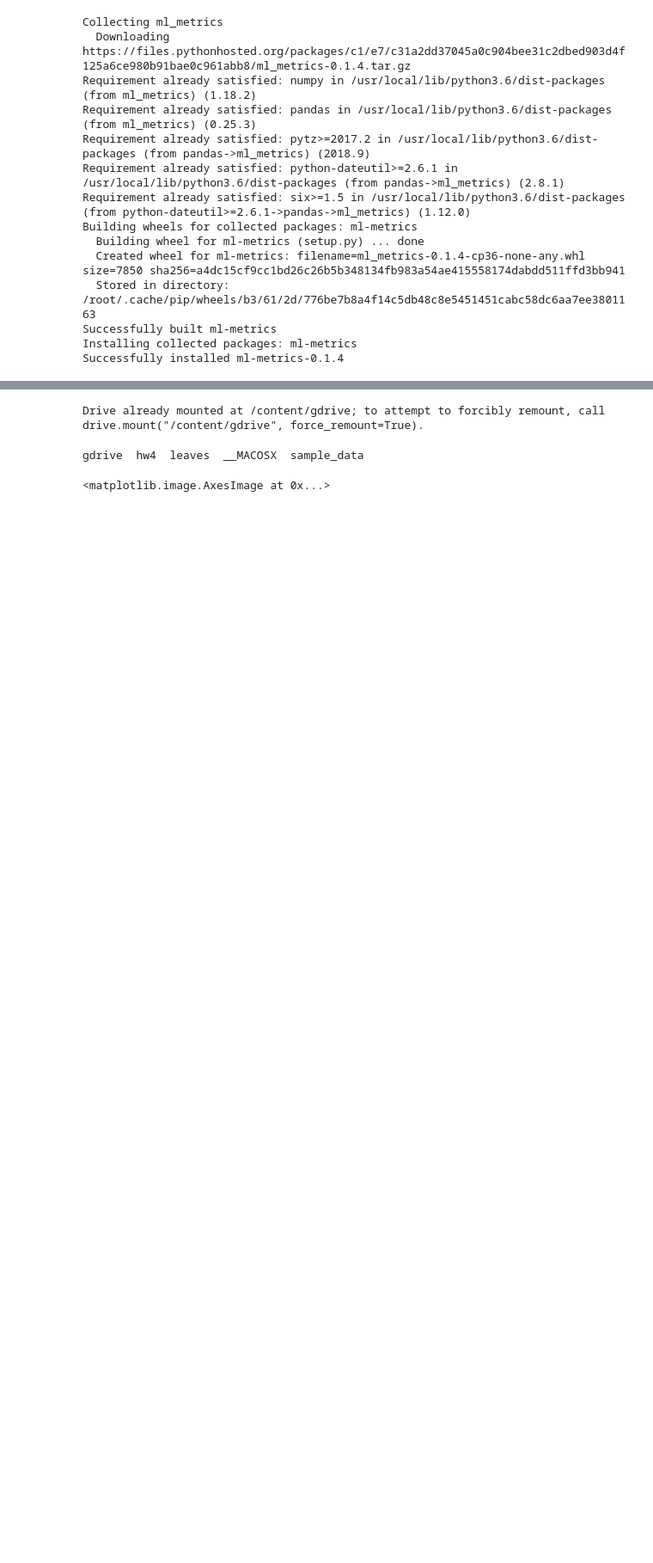
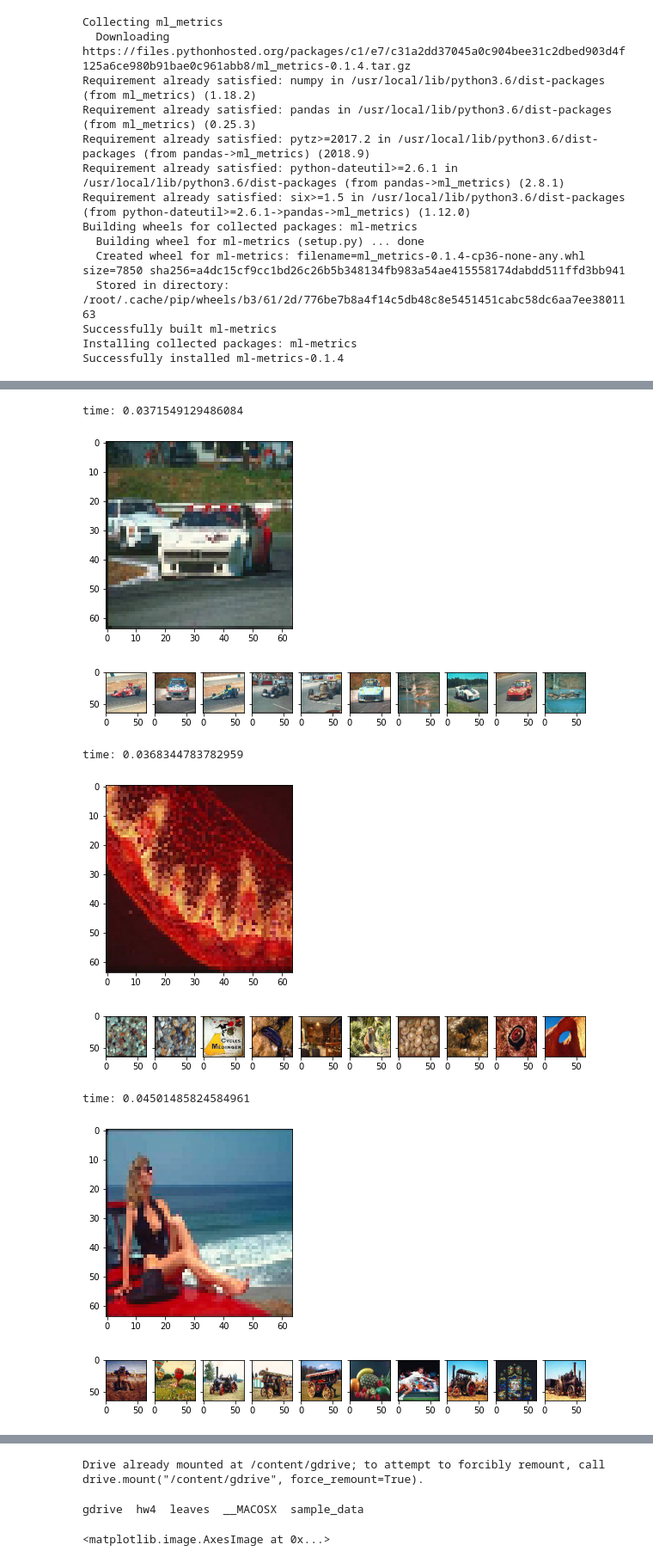
Before and after one commit to Hotckiss/image_analysis, a Jupyter notebook: Copy_of_HW4.ipynb, the cells around one changed output, grey strips where cells are left out. Shown: that part at 86% size. Saved outputs shown, nothing was run; the diff lists cells and outputs as text; code cells hidden in the pictures; blank space fills up the shorter version.

```diff
--- a/Copy_of_HW4.ipynb
+++ b/Copy_of_HW4.ipynb
@@ -113,6 +214,6 @@ class ImageWrapper:
 # %%
 with open('hw4/test.dat', 'r') as f:
-    TEST_IMAGE_NAMES = [l.strip() for l in f]
+    test_names = [l.strip() for l in f]
 # %%
 wrappers = []
 with zipfile.ZipFile('hw4/Corel.zip', 'r') as zip_file:
@@ -122,13 +223,13 @@ with zipfile.ZipFile('hw4/Corel.zip', 'r') as zip_file:
 # %% [output]
 [interactive output not drawn]
 # %%
-TRAIN_X, TEST_X, TRAIN_Y, TEST_Y = [], [], [], []
+X_train, X_test, Y_train, Y_test = [], [], [], []
 for w in wrappers:
-    if w.name() in TEST_IMAGE_NAMES:
-        TEST_X.append(w.image())
-        TEST_Y.append(w.label())
+    if w.name() in test_names:
+        X_test.append(w.image())
+        Y_test.append(w.label())
     else:
-        TRAIN_X.append(w.image())
-        TRAIN_Y.append(w.label())
-TRAIN_X, TEST_X, TRAIN_Y, TEST_Y = np.array(TRAIN_X), np.array(TEST_X), np.array(TRAIN_Y), np.array(TEST_Y)
+        X_train.append(w.image())
+        Y_train.append(w.label())
+X_train, X_test, Y_train, Y_test = np.array(X_train), np.array(X_test), np.array(Y_train), np.array(Y_test)
 # %%
@@ -212,13 +279,0 @@ def load_index():
-# %%
-def retrieve(sample, n, index):
-  def retrieve_image_idx_from_lsh(lsh_model, indices):
-    retrieved = lsh_model.query(sample, n, 3)
-    image_indices = np.array([indices[idx] for idx in retrieved['id'].keys()])
-    return image_indices
-
-  descriptor = lambda t: gist.extract(t, 4, [8, 8, 8, 8])
-  sample = descriptor(sample)
-  label = index.k_means.predict(sample.reshape(1, -1))
-  lsh_dict = index.d_hashed[int(label)]
-  images_idx = retrieve_image_idx_from_lsh(lsh_dict['lsh_model'], lsh_dict['indices'])
-  return images_idx
@@ -401,0 +280,24 @@ class LSH:
+# %%
+index = load_index()
+tests_ = X_test[random.sample(list(np.arange(len(X_test))), k=5)]
+# %%
+for i, test_ in enumerate(tests_):
+    t = time.time()
+    images_idx = retrieve(test_, 10, index)
+    print("time: " + str(time.time() - t))
+    images = X_train[images_idx]
+    plt.imshow(test_)
+    fig, ax = plt.subplots(1, 10, figsize=(10, 10), sharex=True, sharey=True)
+    for i, res in enumerate(images):
+        ax[i].imshow(res)
+    plt.show()
+# %% [output]
+time: 0.0371549129486084
+[figure, added]
+[figure, added]
+time: 0.0368344783782959
+[figure, added]
+[figure, added]
+time: 0.04501485824584961
+[figure, added]
+[figure, added]
```
Also changed, not shown: parts of 29 cells of this notebook.
